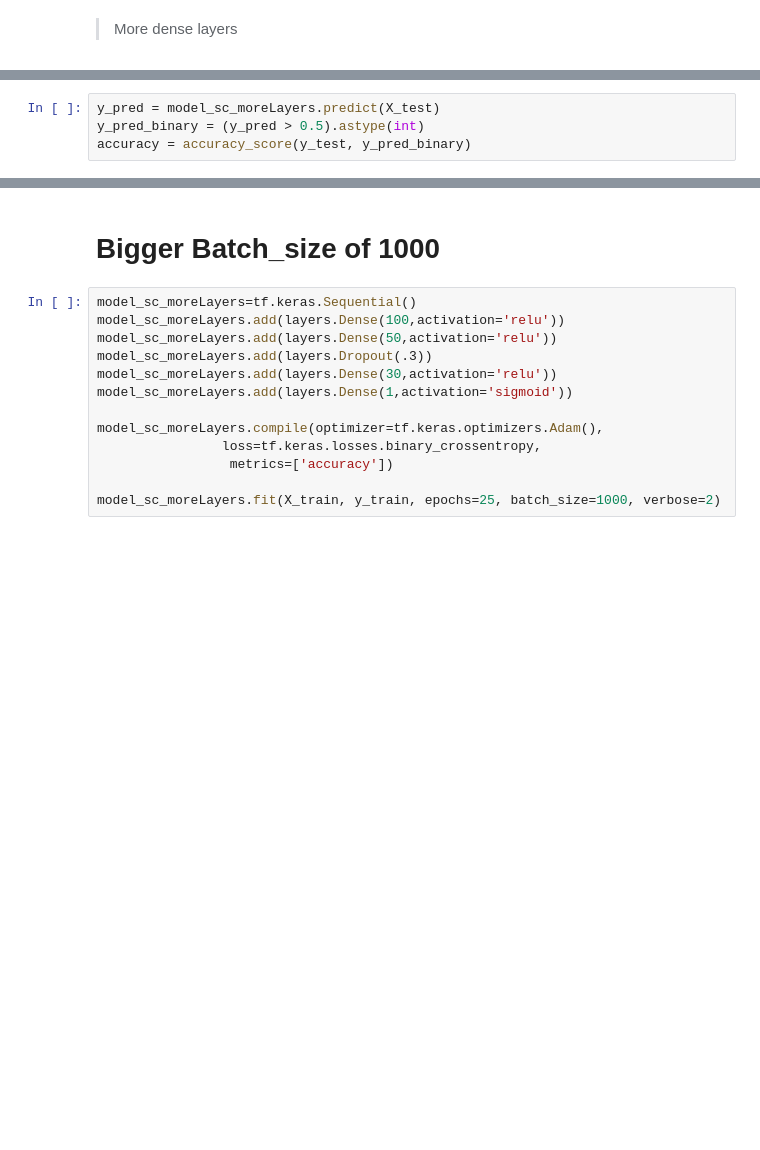
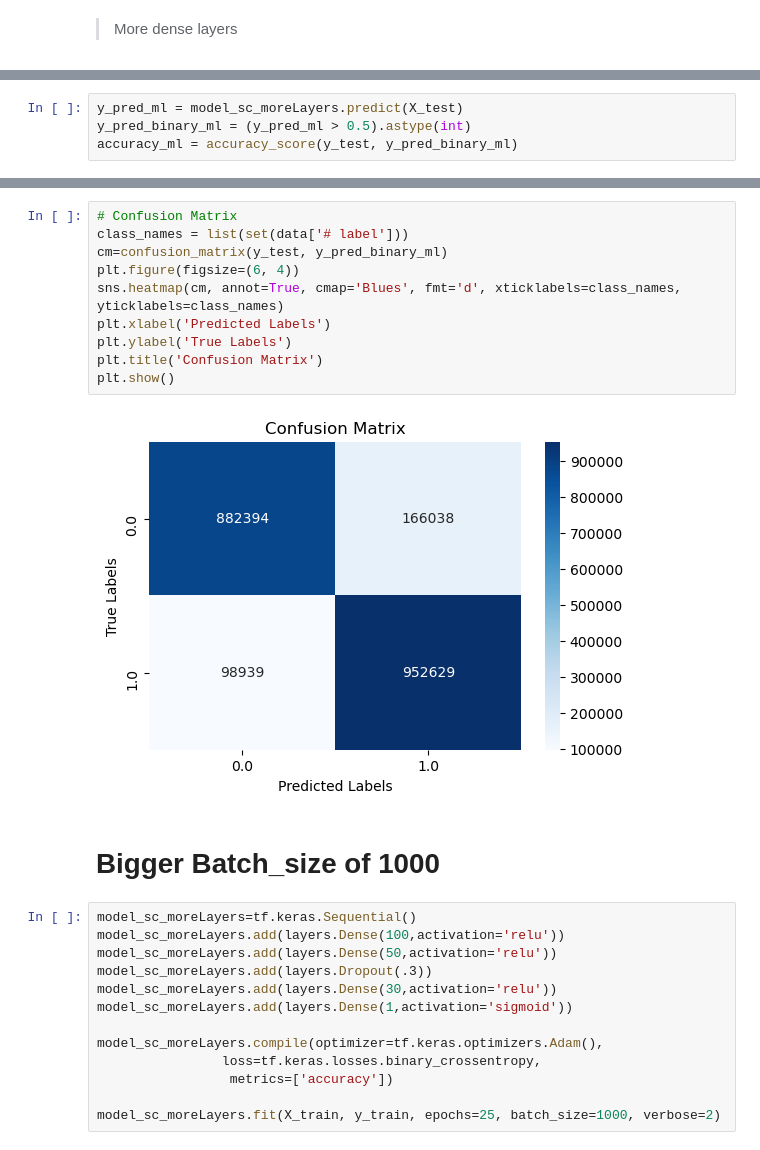
Before and after one commit to lauraah10/QW-Projects, a Jupyter notebook: QW6.ipynb, the cells around one changed output, grey strips where cells are left out. Drawn from its saved outputs; the diff is of its cells as text; blank space fills up the shorter version.

```diff
--- a/QW6.ipynb
+++ b/QW6.ipynb
@@ -171,5 +218,5 @@ Epoch 25/25
 # %%
-y_pred = model_sc_moreLayers.predict(X_test)
-y_pred_binary = (y_pred > 0.5).astype(int)
-accuracy = accuracy_score(y_test, y_pred_binary)
+y_pred_ml = model_sc_moreLayers.predict(X_test)
+y_pred_binary_ml = (y_pred_ml > 0.5).astype(int)
+accuracy_ml = accuracy_score(y_test, y_pred_binary_ml)
 # %% [output]
@@ -181,3 +239,15 @@ accuracy
+# %%
+# Confusion Matrix
+class_names = list(set(data['# label']))
+cm=confusion_matrix(y_test, y_pred_binary_ml)
+plt.figure(figsize=(6, 4))
+sns.heatmap(cm, annot=True, cmap='Blues', fmt='d', xticklabels=class_names, yticklabels=class_names)
+plt.xlabel('Predicted Labels')
+plt.ylabel('True Labels')
+plt.title('Confusion Matrix')
+plt.show()
+# %% [output]
+[figure, added]
 # %% [markdown]
 # Bigger Batch_size of 1000
 # %%
```
Also changed, not shown: parts of 27 cells of this notebook.
